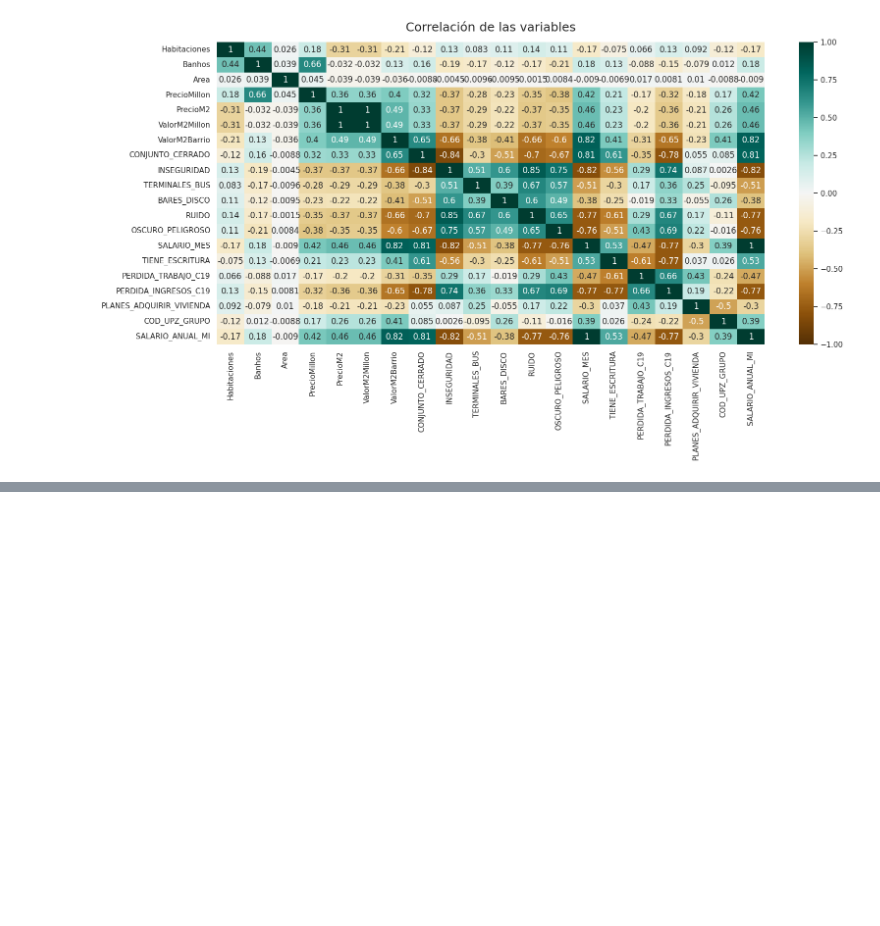
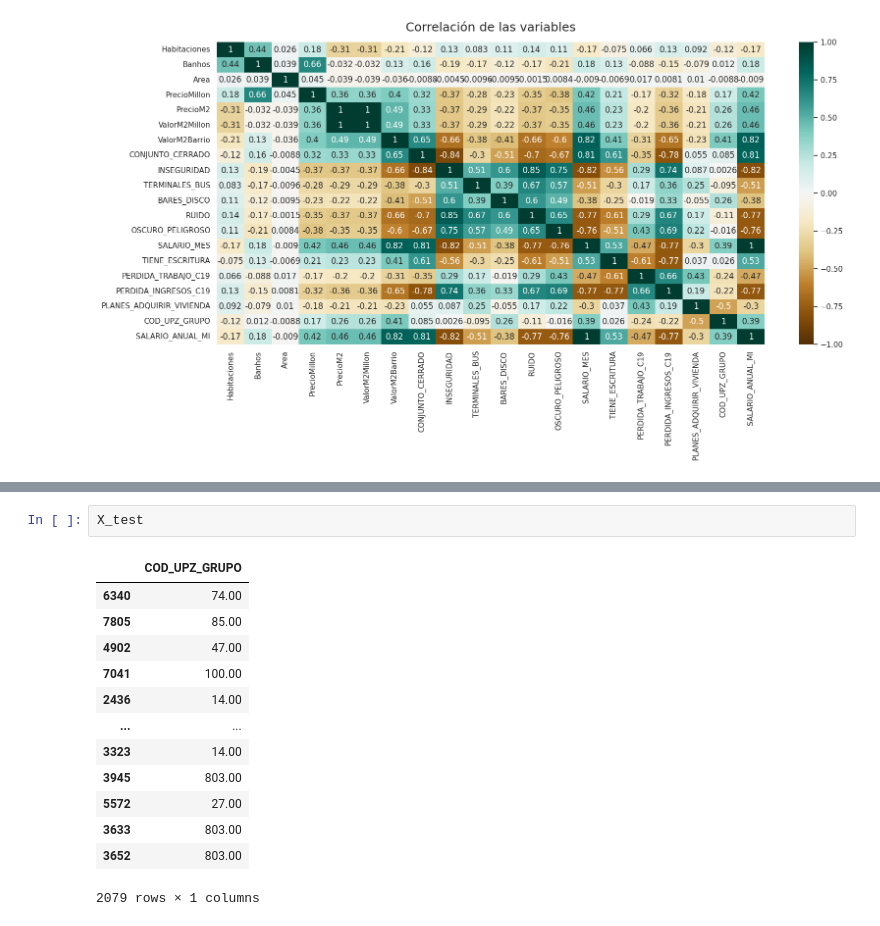
Before and after one commit to zalotores/InmersionDataScienceConPython, a Jupyter notebook: clase1/Clase1.ipynb, the cells around one changed output, grey strips where cells are left out. Saved outputs shown, nothing was run; the diff lists cells and outputs as text; blank space fills up the shorter version.

```diff
--- a/clase1/Clase1.ipynb
+++ b/clase1/Clase1.ipynb
@@ -999,0 +1021,16 @@ Text(0.5, 1.0, 'Correlación de las variables')
+# %%
+X_test
+# %% [output]
+|  | COD_UPZ_GRUPO |
+| 6340 | 74.00 |
+| 7805 | 85.00 |
+| 4902 | 47.00 |
+| 7041 | 100.00 |
+| 2436 | 14.00 |
+| ... | ... |
+| 3323 | 14.00 |
+| 3945 | 803.00 |
+| 5572 | 27.00 |
+| 3633 | 803.00 |
+| 3652 | 803.00 |
+2079 rows × 1 columns
```
Also changed, not shown: parts of 24 cells of this notebook.
